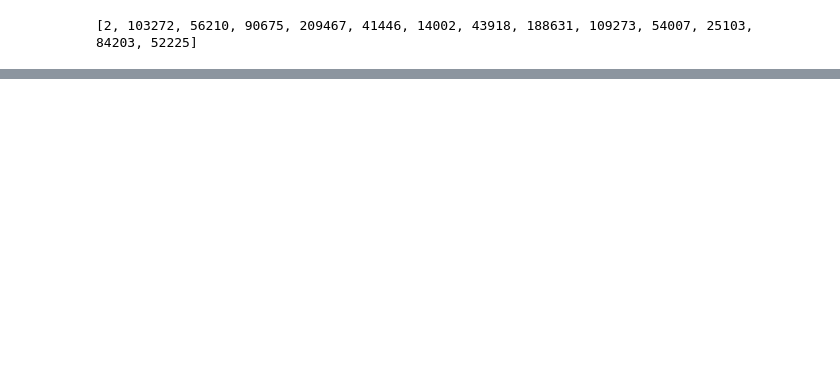
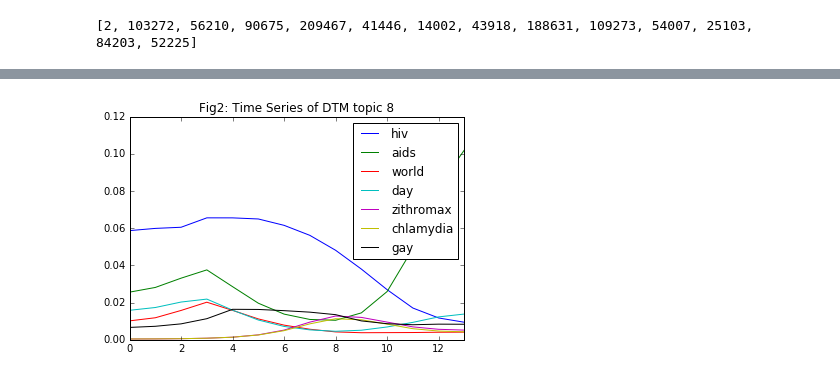
Before and after one commit to quinngroup/sm_w2v, a Jupyter notebook: notebooks/dtm_example.ipynb, the cells around one changed output, grey strips where cells are left out. Cells and saved outputs as stored; diff of their text form; code cells hidden in the pictures; blank space fills up the shorter version.

```diff
--- a/notebooks/dtm_example.ipynb
+++ b/notebooks/dtm_example.ipynb
@@ -57,0 +151,5 @@ topics
+# %%
+for t_index in range(len(model.time_slices)):
+    print("--- time slice: ", t_index, "\n")
+    print(pd.DataFrame(model.show_topic(topicid=8, time=t_index, topn=10), columns=['Probability', 'Word']))
+    print()
@@ -57,0 +174,22 @@ topics
+# %%
+data = []
+for t_index in range(len(model.time_slices)):
+    words = model.show_topic(topicid=8, time=t_index, topn=1000)
+
+    columns = ['hiv', 'aids', 'world', 'day', 'zithromax', 'chlamydia', 'gay']
+    row = []
+    for col in columns:
+        cell = [w[0] for w in words if w[1] == col]
+        if not cell:
+            cell = .000001
+        else:
+            cell = cell[0]
+        row.append(cell)
+    data.append(row)
+
+df = pd.DataFrame(data, columns=columns)
+ax = df.plot(title='Fig2: Time Series of DTM topic 8')
+fig = ax.get_figure()
+fig.savefig('Fig2: Time Series of DTM topic 8.pdf', format='pdf')
+# %% [output]
+[figure, added]
```
Also changed, not shown: parts of 14 cells of this notebook, 9 other files.
